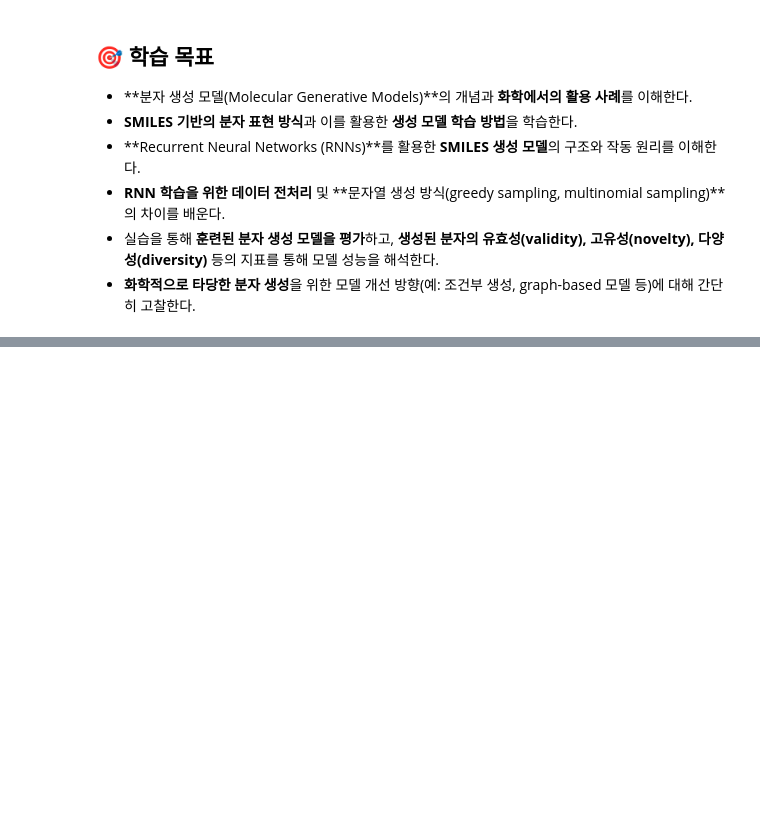
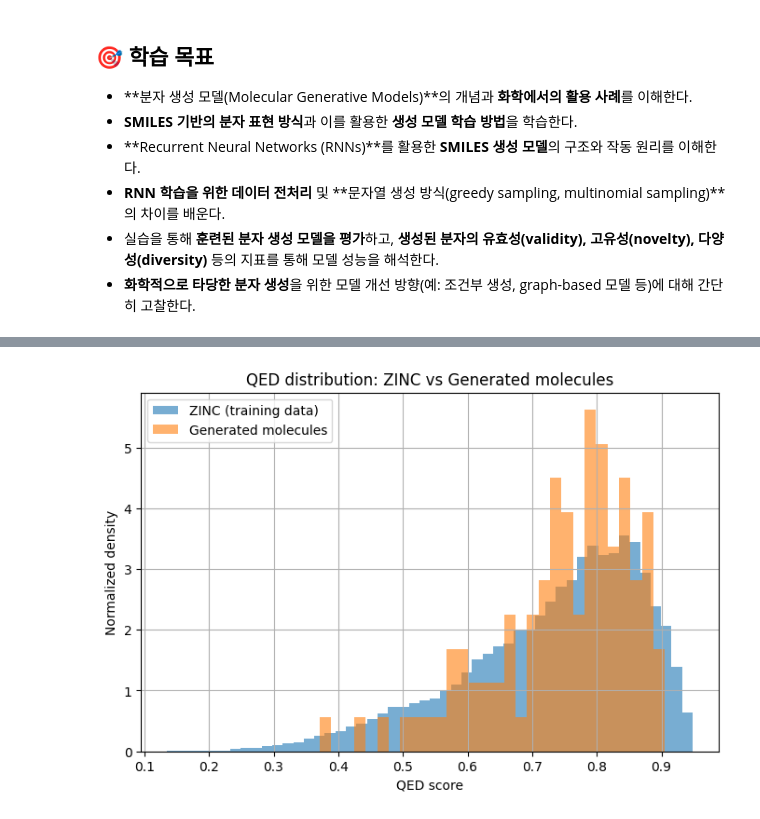
Before and after one commit to jfjoung/AI_For_Chemistry, a Jupyter notebook: notebooks/week6/Week_6_Molecule_generation_(VAE).ipynb, the cells around one changed output, grey strips where cells are left out. Drawn from its saved outputs; the diff is of its cells as text; code cells hidden in the pictures; blank space fills up the shorter version.

```diff
--- a/notebooks/week6/Week_6_Molecule_generation_(VAE).ipynb
+++ b/notebooks/week6/Week_6_Molecule_generation_(VAE).ipynb
@@ -11,0 +358,20 @@
+# %%
+from rdkit.Chem import MolToSmiles
+
+# 학습 데이터 SMILES를 canonical 형태로 변환
+zinc_canonical = set()
+for smi in tqdm(zinc_smiles_set):
+    mol = Chem.MolFromSmiles(smi)
+    if mol is not None:
+        zinc_canonical.add(MolToSmiles(mol))
+
+# 생성된 SMILES도 canonical 형태로 변환
+generated_canonical = set()
+for mol in generated_molecules:
+    smiles = MolToSmiles(mol)
+    generated_canonical.add(smiles)
+
+# 중복된 SMILES 개수 계산
+overlap = zinc_canonical.intersection(generated_canonical)
+print(f"학습 데이터와 중복되는 SMILES 개수: {len(overlap)}")
+print(f"전체 생성된 분자 중 중복 비율: {len(overlap)} / {len(generated_canonical)} = {len(overlap) / len(generated_canonical) * 100:.2f}%")
@@ -11,0 +407,36 @@
+# %%
+from rdkit.Chem import QED
+import matplotlib.pyplot as plt
+
+# ZINC 학습 데이터의 QED 점수 계산
+zinc_qeds = []
+for smi in tqdm(df_zinc['smiles'], desc="ZINC QED 계산 중"):
+    mol = Chem.MolFromSmiles(smi)
+    if mol is not None:
+        try:
+            qed_score = QED.qed(mol)
+            zinc_qeds.append(qed_score)
+        except:
+            pass  # QED 계산 중 오류가 날 경우 무시
+
+# 생성된 분자들의 QED 점수 계산
+generated_qeds = []
+for mol in tqdm(generated_molecules, desc="생성된 분자의 QED 계산 중"):
+    try:
+        qed_score = QED.qed(mol)
+        generated_qeds.append(qed_score)
+    except:
+        pass
+
+# QED 점수 분포 시각화 (정규화된 히스토그램)
+plt.figure(figsize=(8, 5))
+plt.hist(zinc_qeds, bins=50, alpha=0.6, label='ZINC (training data)', density=True)
+plt.hist(generated_qeds, bins=30, alpha=0.6, label='Generated molecules', density=True)
+plt.xlabel("QED score")
+plt.ylabel("Normalized density")
+plt.title("QED distribution: ZINC vs Generated molecules")
+plt.legend()
+plt.grid(True)
+plt.show()
+# %% [output]
+[figure, added]
```
Also changed, not shown: parts of 22 cells of this notebook.
